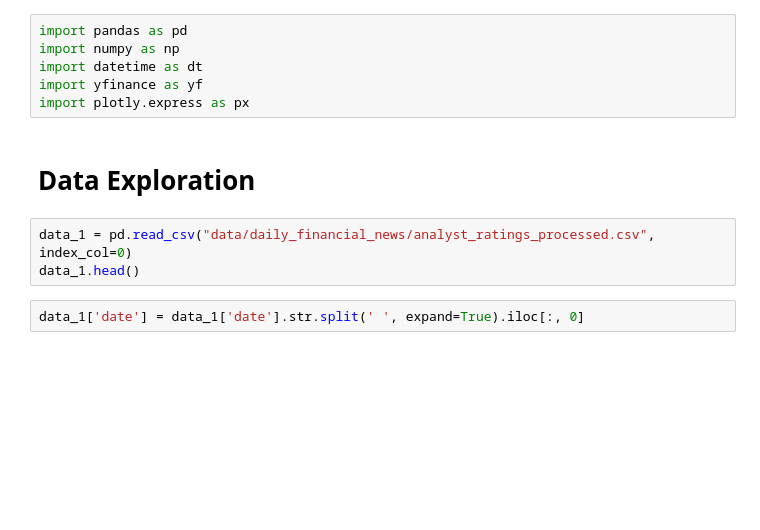
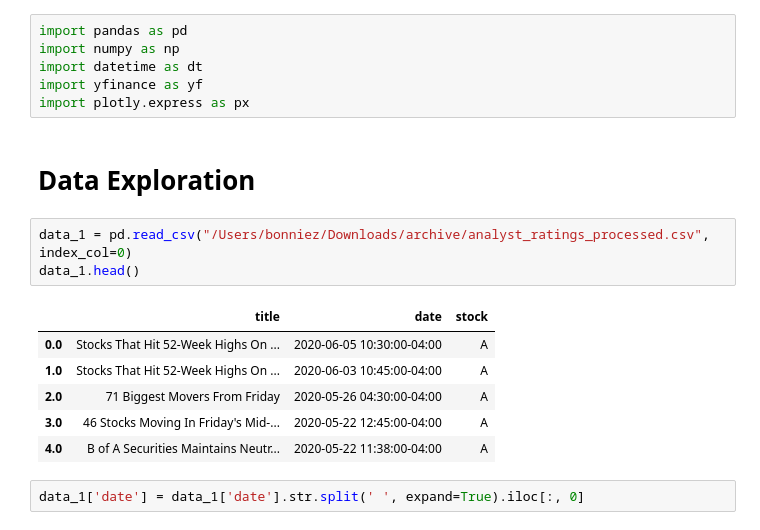
Before and after one commit to weijiesim/qf209-nlp-project, a Jupyter notebook: qf209_nlp_project.ipynb, the cells around one changed output. Drawn from its saved outputs; the diff is of its cells as text; blank space fills up the shorter version.

```diff
--- a/qf209_nlp_project.ipynb
+++ b/qf209_nlp_project.ipynb
@@ -7,8 +7,15 @@ import plotly.express as px
 # %% [markdown]
 # Data Exploration
 # %%
-data_1 = pd.read_csv("data/daily_financial_news/analyst_ratings_processed.csv", index_col=0)
+data_1 = pd.read_csv("/Users/bonniez/Downloads/archive/analyst_ratings_processed.csv", index_col=0)
 data_1.head()
+# %% [output]
+|  | title | date | stock |
+| 0.0 | Stocks That Hit 52-Week Highs On ... | 2020-06-05 10:30:00-04:00 | A |
+| 1.0 | Stocks That Hit 52-Week Highs On ... | 2020-06-03 10:45:00-04:00 | A |
+| 2.0 | 71 Biggest Movers From Friday | 2020-05-26 04:30:00-04:00 | A |
+| 3.0 | 46 Stocks Moving In Friday's Mid-... | 2020-05-22 12:45:00-04:00 | A |
+| 4.0 | B of A Securities Maintains Neutr... | 2020-05-22 11:38:00-04:00 | A |
 # %%
 data_1['date'] = data_1['date'].str.split(' ', expand=True).iloc[:, 0]
 # %%
```
Also changed, not shown: parts of 26 cells of this notebook.
